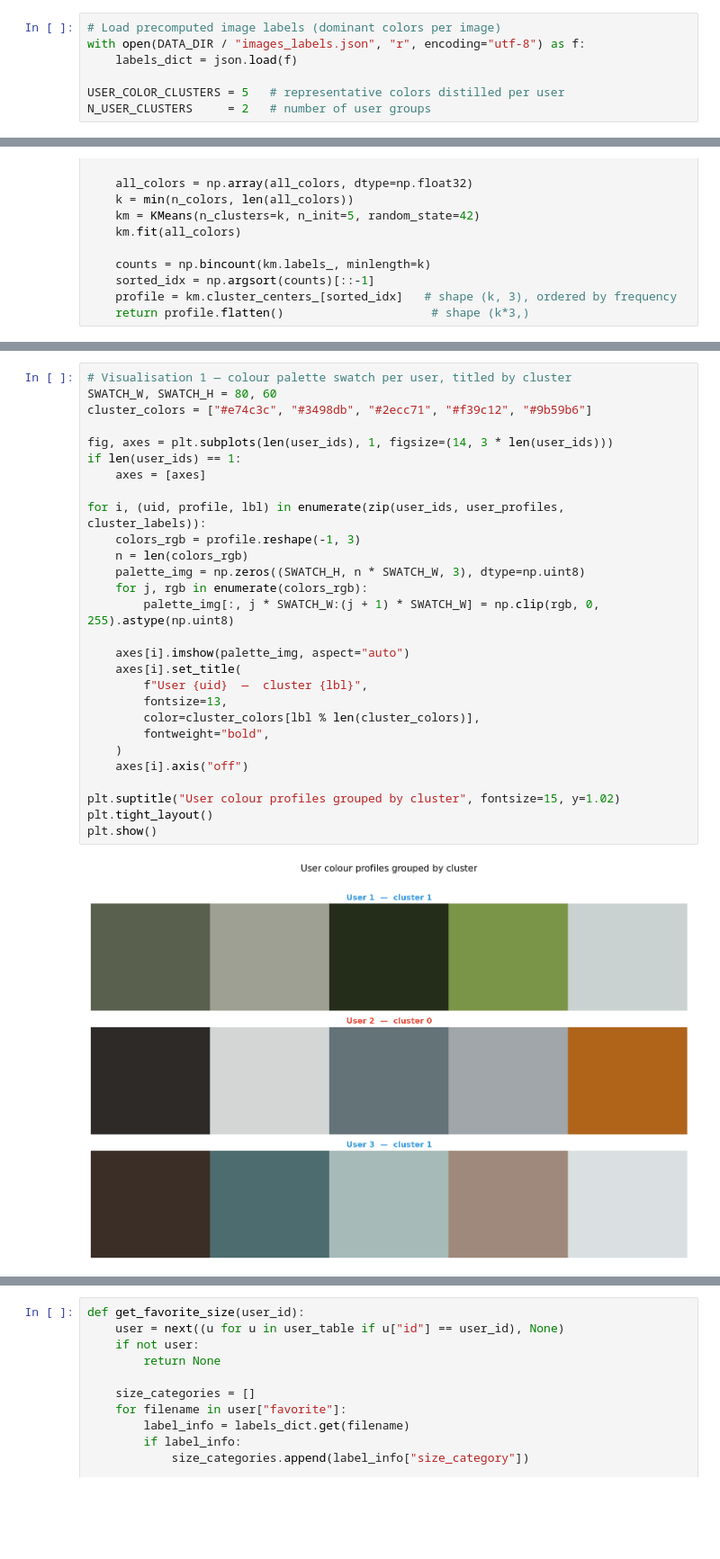
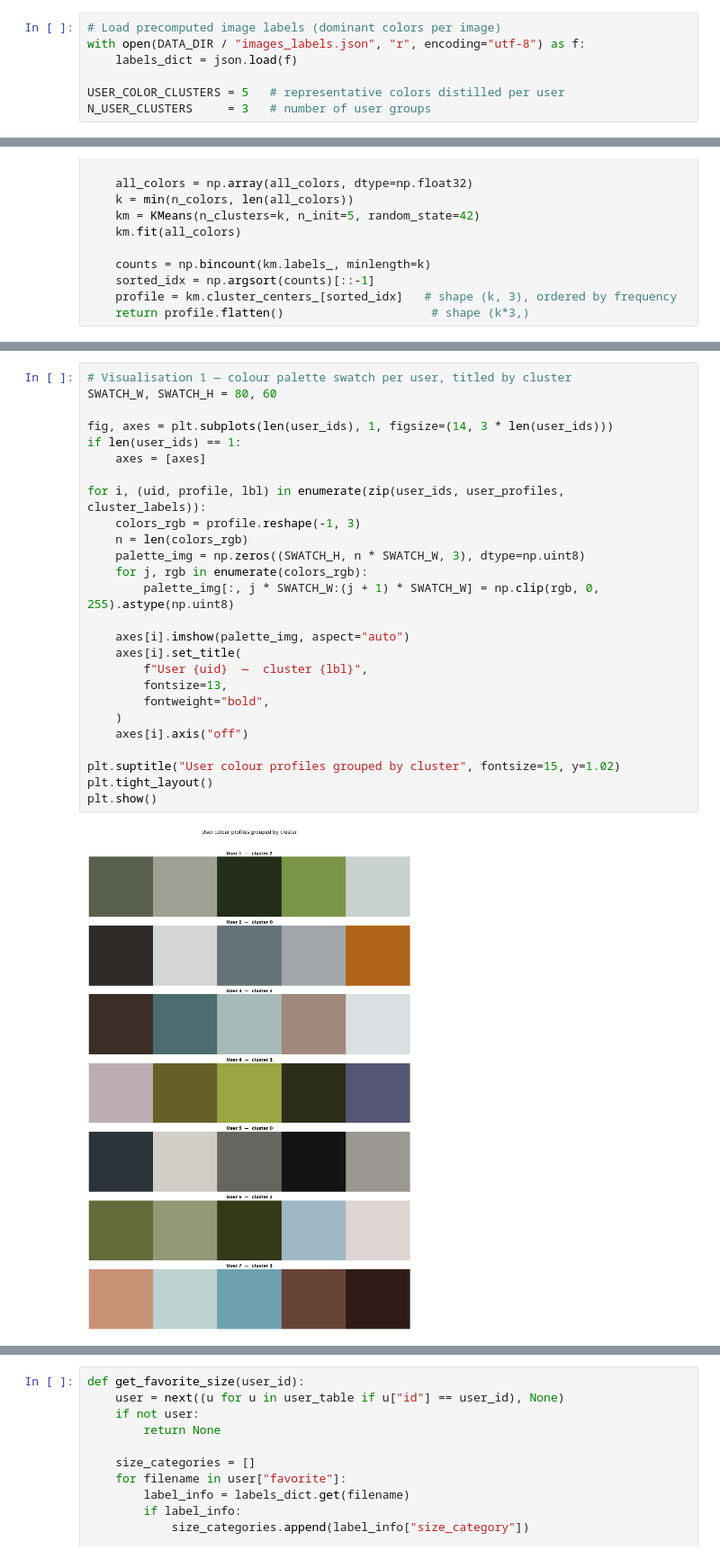
Before and after one commit to wayark/Data-Mining-Cpe, a Jupyter notebook: projet.ipynb, the cells around one changed output, grey strips where cells are left out. Shown at 90% size. Cells and saved outputs as stored; diff of their text form; blank space fills up the shorter version.

Commit message:
add more user

```diff
--- a/projet.ipynb
+++ b/projet.ipynb
@@ -318,7 +366,7 @@ with open(DATA_DIR / "images_labels.json", "r", encoding="utf-8") as f:
     labels_dict = json.load(f)
 
 USER_COLOR_CLUSTERS = 5   # representative colors distilled per user
-N_USER_CLUSTERS     = 2   # number of user groups
+N_USER_CLUSTERS     = 3   # number of user groups
 # %%
 def get_favorite_orientation(user_id):
     user = next((u for u in user_table if u["id"] == user_id), None)
@@ -384,33 +436,31 @@ User cluster assignments:
 # %%
 # Visualisation 1 — colour palette swatch per user, titled by cluster
 SWATCH_W, SWATCH_H = 80, 60
-cluster_colors = ["#e74c3c", "#3498db", "#2ecc71", "#f39c12", "#9b59b6"]
 
 fig, axes = plt.subplots(len(user_ids), 1, figsize=(14, 3 * len(user_ids)))
 if len(user_ids) == 1:
     axes = [axes]
 
 for i, (uid, profile, lbl) in enumerate(zip(user_ids, user_profiles, cluster_labels)):
     colors_rgb = profile.reshape(-1, 3)
     n = len(colors_rgb)
     palette_img = np.zeros((SWATCH_H, n * SWATCH_W, 3), dtype=np.uint8)
     for j, rgb in enumerate(colors_rgb):
         palette_img[:, j * SWATCH_W:(j + 1) * SWATCH_W] = np.clip(rgb, 0, 255).astype(np.uint8)
 
     axes[i].imshow(palette_img, aspect="auto")
     axes[i].set_title(
         f"User {uid}  —  cluster {lbl}",
         fontsize=13,
-        color=cluster_colors[lbl % len(cluster_colors)],
         fontweight="bold",
     )
     axes[i].axis("off")
 
 plt.suptitle("User colour profiles grouped by cluster", fontsize=15, y=1.02)
 plt.tight_layout()
 plt.show()
 # %% [output]
-[figure, old version]
+[figure, new version]
 # %%
 # Visualisation 2 — 2-D PCA scatter of user colour profiles
 if len(user_profiles) >= 2:
```
Also changed, not shown: parts of 3 cells of this notebook.
